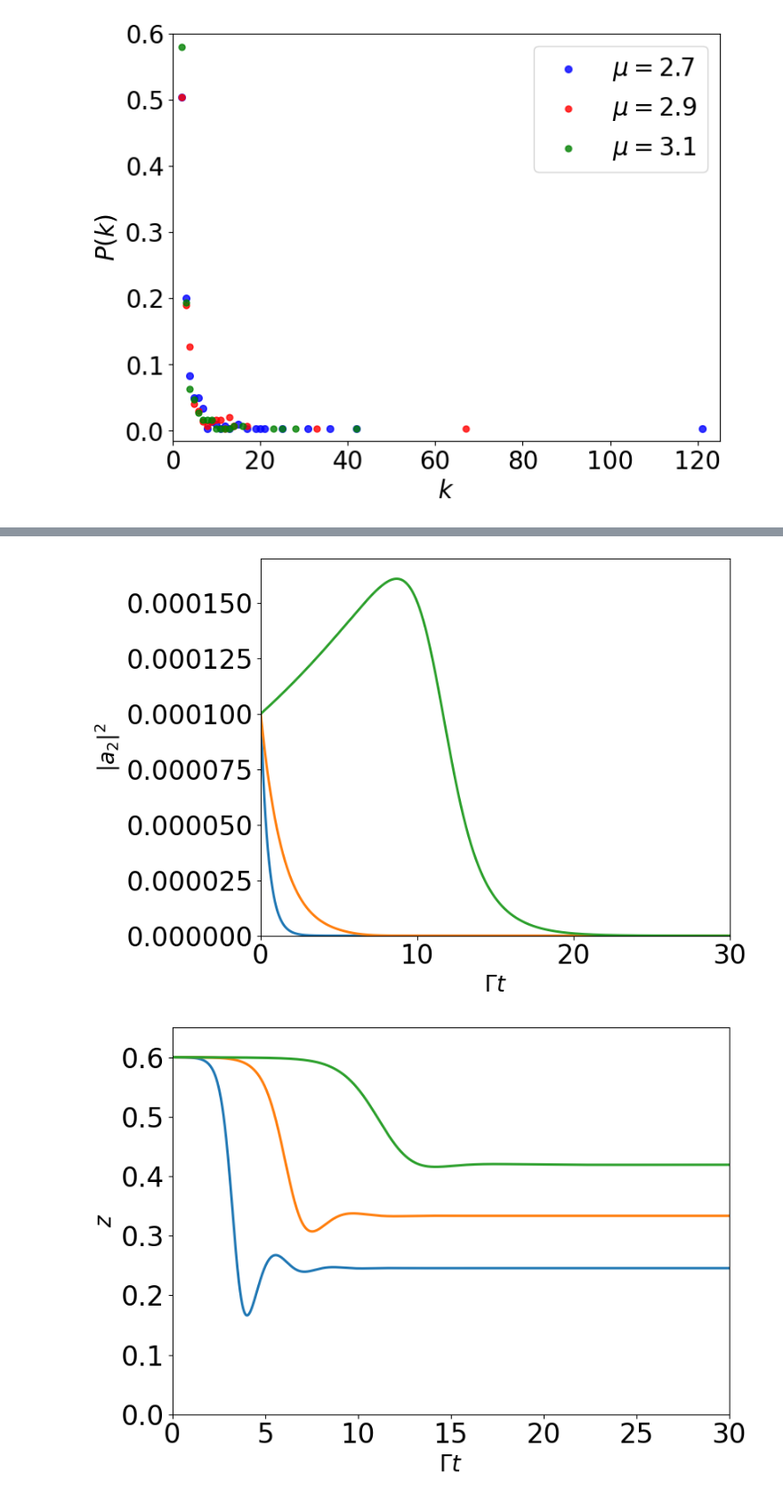
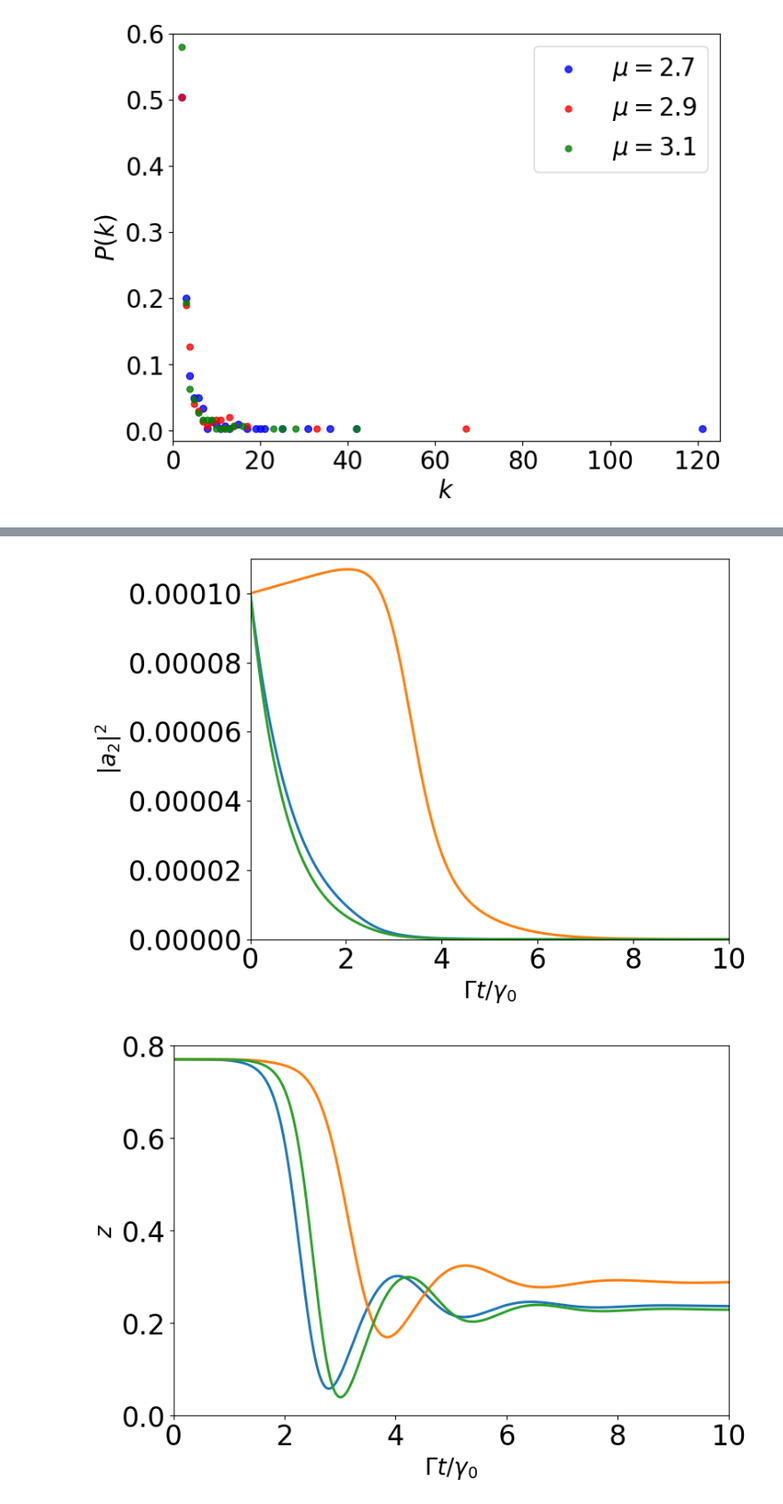
Before and after one commit to PVZ-creator/AI-strategies, a Jupyter notebook: Modeling_AI_strategies.ipynb, the cells around one changed output, grey strips where cells are left out. Shown at 89% size. Cells and saved outputs as stored; diff of their text form; code cells hidden in the pictures.

```diff
--- a/Modeling_AI_strategies.ipynb
+++ b/Modeling_AI_strategies.ipynb
@@ -67,11 +67,11 @@ def choose_ai_nodes(strategy, nodes, deg, N0, seed=42):
     rng = np.random.default_rng(seed)
     N_local = len(nodes)
     if strategy == "hub-first":
-        idx = np.argsort(-deg)[:N0]
+        idx = np.argsort(-deg, kind="stable")[:N0]
     elif strategy == "random":
         idx = rng.choice(np.arange(N_local), size=N0, replace=False)
     elif strategy == "periphery-first":
-        idx = np.argsort(deg)[:N0]
+        idx = np.argsort(deg, kind="stable")[:N0]
     else:
         raise ValueError("Condition: hub-first, random, periphery-first")
     ai_nodes = [nodes[i] for i in idx]
@@ -515,14 +544,14 @@ def remove_zero_y_values_np(x, y): # Remove points with zero values
     mask = y != 0
     return x[mask], y[mask]
 
-d1, pr1 = remove_zero_y_values_np(deg_unique1, probs1)
-d2, pr2 = remove_zero_y_values_np(deg_unique2, probs2)
-d3, pr3 = remove_zero_y_values_np(deg_unique3, probs3)
+degree_values1, pr1 = remove_zero_y_values_np(deg_unique1, probs1)
+degree_values2, pr2 = remove_zero_y_values_np(deg_unique2, probs2)
+degree_values3, pr3 = remove_zero_y_values_np(deg_unique3, probs3)
 
 plt.figure(figsize=(8, 6))
-plt.scatter(d1, pr1, s=30, color="blue", alpha=0.8, label=r"$\mu=2.7$")
-plt.scatter(d2, pr2, s=25, color="red", alpha=0.8, label=r"$\mu=2.9$")
-plt.scatter(d3, pr3, s=25, color="green", alpha=0.8, label=r"$\mu=3.1$")
+plt.scatter(degree_values1, pr1, s=30, color="blue", alpha=0.8, label=r"$\mu=2.7$")
+plt.scatter(degree_values2, pr2, s=25, color="red", alpha=0.8, label=r"$\mu=2.9$")
+plt.scatter(degree_values3, pr3, s=25, color="green", alpha=0.8, label=r"$\mu=3.1$")
 plt.ylabel("$P(k)$", fontsize=20)
 plt.xlabel("$k$", fontsize=20)
 plt.xlim(0, 125)
@@ -646,10 +1108,10 @@ plt.show()
 # %%
 # Dynamic calculation parameters
-J_I_value = 1.0
-z0_value = 0.6
+J_I_value = 0.4
+z0_value = 0.77
 a1_0_value = 0.01 + 0.0j
 a2_0_value = 0.01 + 0.0j
-t_max_value = 5
+t_max_value = 1
 n_out_value = 40001
 a12_strategy_names = ["Hub-first", "Random", "Periphery-first"]
 # %%
@@ -788,11 +1250,11 @@ plt.figure(figsize=(8.5, 6))
 for strategy_name in a12_strategy_names:
     result = a12_results[strategy_name]
     plt.plot(result["tau"], result["n1"], color=strategy_colors[strategy_name], linewidth=2.2, label=strategy_name)
-plt.xlabel(r"$\Gamma t$", fontsize=20)
+plt.xlabel(r"$\Gamma t/\gamma_0$", fontsize=20)
 plt.ylabel(r"$|a_1|^2$", fontsize=20)
 plt.tick_params(axis="both", labelsize=24)
-plt.xlim(0, 30)
-plt.ylim(0, 1)
+plt.xlim(0, 10)
+plt.ylim(0, 5.0)
 #plt.legend(fontsize=12, title="Strategy")
 plt.tight_layout()
 plt.show()
@@ -802,11 +1264,11 @@ plt.figure(figsize=(8.5, 6))
 for strategy_name in a12_strategy_names:
     result = a12_results[strategy_name]
     plt.plot(result["tau"], result["n2"], color=strategy_colors[strategy_name], linewidth=2.2, label=strategy_name)
-plt.xlabel(r"$\Gamma t$", fontsize=20)
+plt.xlabel(r"$\Gamma t/\gamma_0$", fontsize=20)
 plt.ylabel(r"$|a_2|^2$", fontsize=20)
 plt.tick_params(axis="both", labelsize=24)
-plt.xlim(0, 30)
-plt.ylim(0, 0.000170)
+plt.xlim(0, 10)
+plt.ylim(0, 0.000110)
 #plt.legend(fontsize=12, title="Strategy")
 plt.tight_layout()
 plt.show()
@@ -816,12 +1278,12 @@ plt.figure(figsize=(8.5, 6))
 for strategy_name in a12_strategy_names:
     result = a12_results[strategy_name]
     plt.plot(result["tau"], result["z"], color=strategy_colors[strategy_name], linewidth=2.2, label=strategy_name)
-plt.xlabel(r"$\Gamma t$", fontsize=20)
+plt.xlabel(r"$\Gamma t/\gamma_0$", fontsize=20)
 plt.ylabel(r"$z$", fontsize=20)
 plt.tick_params(axis="both", labelsize=24)
 plt.ticklabel_format(axis="y", style="plain", useOffset=False)
-plt.xlim(0, 30)
-plt.ylim(0, 0.65)
+plt.xlim(0, 10)
+plt.ylim(0, 0.8)
 #plt.legend(fontsize=12, title="Strategy")
 plt.tight_layout()
 plt.show()
@@ -830,2 +1292,2 @@ plt.show()
-[figure, old version]
+[figure, new version]
-[figure, old version]
+[figure, new version]
```
Also changed, not shown: parts of 21 cells of this notebook.
